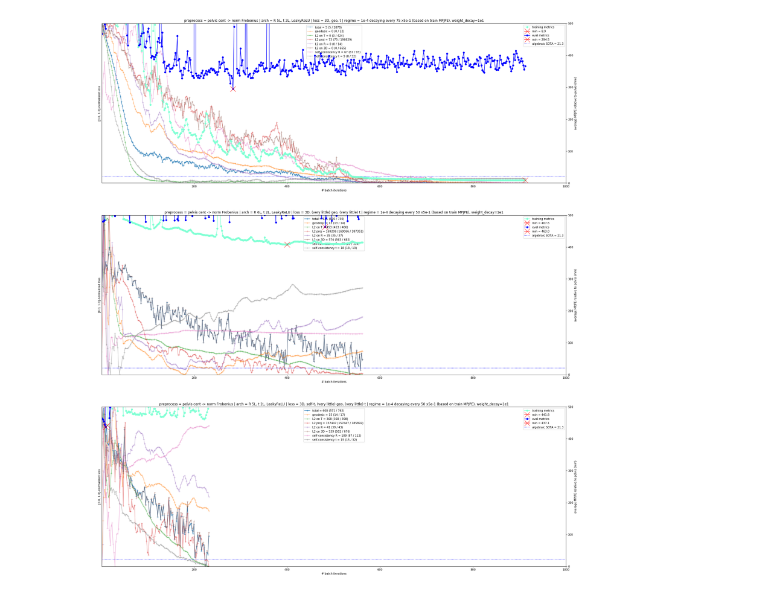
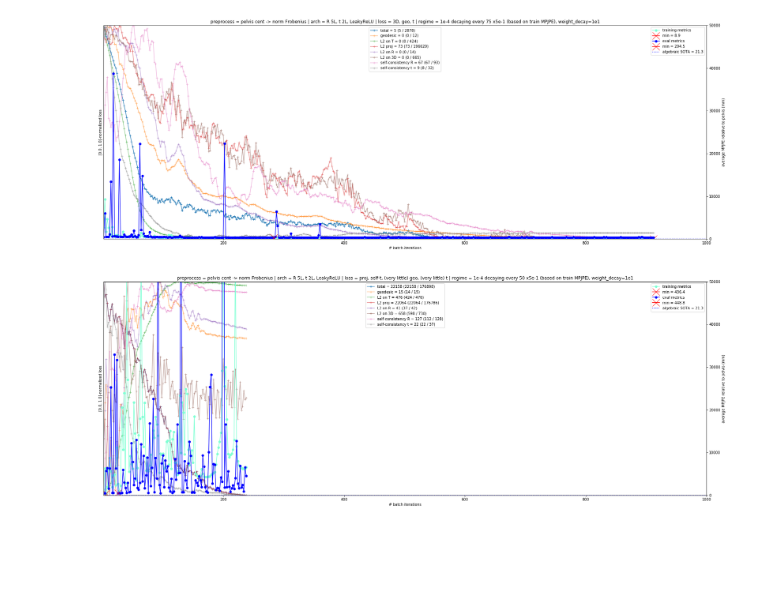
Before and after one commit to karfly/learnable-triangulation-pytorch, a Jupyter notebook: tom.ipynb, the cells around one changed output. Cells and saved outputs as stored; diff of their text form; code cells hidden in the pictures; blank space fills up the shorter version.

Commit message:
add self-proj loss

```diff
--- a/tom.ipynb
+++ b/tom.ipynb
@@ -47,30 +47,13 @@ def plot_jobs(jobs, titles, training_batch_size=8, metrics_ylim=[0, 1e2]):
 # %%
 title = 'preprocess = {} | arch = {} | loss = {} | regime = {}'
 common_setup = 'KISS (normalizing KPs), no lr decay'
 jobs = list(zip(*[
-    # ('15838524', title.format('pelvis cent -> norm Frobenius', 'no second BN, share ws', '3D, self-R, self-t', '1e-4 decaying every 100 x4e-1 (based on train MPJPE) + weight_decay=2e1')),
-    # ('15841917', title.format('pelvis cent -> norm Frobenius', 'no second BN, share ws + bs', '3D, self-R, self-t', '2e-4 decaying every 100 x4e-1 (based on train MPJPE) + weight_decay=2e1')),
-    # ('15844877', title.format('pelvis cent -> norm Frobenius', 'no second BN, share ws + 2L-bs', '3D, self-R, self-t', '1e-4 decaying every 100 x4e-1 (based on train MPJPE)')),
-    # ('15845410', title.format('pelvis cent -> norm Frobenius', 'no second BN, share ws + 2L-bs', '3D, geo, t, self-R, self-t', '1e-4 decaying every 100 x4e-1 (based on train MPJPE)')),
-    # ('15848734', title.format('pelvis cent -> norm Frobenius', 'no second BN, share ws + 2L-bs', '3D, proj, geo, t, self-R, self-t', '1e-4 decaying every 100 x4e-1 (based on train MPJPE)')),
-
     # baseline
     ('15854643', title.format('pelvis cent -> norm Frobenius', 'R 5L, t 2L, LeakyReLU', '3D, geo, t', '1e-4 decaying every 75 x5e-1 (based on train MPJPE), weight_decay=1e1')),
-    # proj ('15862449', title.format('pelvis cent -> norm Frobenius', 'R 4L, t 2L, LeakyReLU', 'proj, geo, t', '1e-4 decaying every 100 x5e-1 (based on train MPJPE), weight_decay=1e1')),
-    ('15866085', title.format('pelvis cent -> norm Frobenius', 'R 6L, t 2L, LeakyReLU', '3D, (very little) geo, (very little) t', '1e-4 decaying every 50 x5e-1 (based on train MPJPE), weight_decay=1e1')),
-    ('15866323', title.format('pelvis cent -> norm Frobenius', 'R 5L, t 2L, LeakyReLU', '3D, self-t, (very little) geo, (very little) t', '1e-4 decaying every 50 x5e-1 (based on train MPJPE), weight_decay=1e1')),
+    ('15868460', title.format('pelvis cent -> norm Frobenius', 'R 5L, t 2L, LeakyReLU', 'proj, self-t, (very little) geo, (very little) t', '1e-4 decaying every 50 x5e-1 (based on train MPJPE), weight_decay=1e1')),
     # ('', title.format('pelvis cent -> norm Frobenius', 'R 5L, t 2L, LeakyReLU', 'proj, self-t, (very little) geo, (very little) t', '1e-4 decaying every 50 x5e-1 (based on train MPJPE), weight_decay=1e1')),
-
-    # experiments
-    # ('15781997', title.format('pelvis-cent -> norm L1', 'MLPResNet BN 5L1024U', '3D + self-R', '1e-4 decaying every 100 x8e-1 + weight_decay=1e1')),
-    # ('15829357', title.format('pelvis cent -> norm L1', 'no second BN', '3D + self-R + self-t', '5e-5 decaying every 100 x7e-1 (based on train MPJPE) + weight_decay=1e1')),
-    # ('15827642', title.format('pelvis cent -> norm Frobenius', 'no second BN', '3D + self-R + self-t', '1e-4 decaying every 100 x8e-1 (based on train MPJPE) + weight_decay=1e1')),
-    # ('15832587', title.format('pelvis cent -> norm fro', 'no second BN, no bias', '3D + self-R + self-t', '1e-4 decaying every 100 x4e-1 (based on train MPJPE) + weight_decay=1e2')),
-    # ('15840052', title.format('pelvis cent -> norm L1', 'no second BN, share ws', '3D + self-R + self-t', '1e-4 decaying every 100 x4e-1 (based on train MPJPE) + weight_decay=2e1')),
-    # ('15840371', title.format('pelvis cent -> norm Frobenius', 'no second BN, 3 backbones', '3D + self-R + self-t', '2e-4 decaying every 100 x7e-1 + weight_decay=1e1')),
-    # ('15840569', title.format('pelvis cent -> norm L1', 'no second BN, 3 backbones', '3D + self-R + self-t', '2e-4 decaying every 100 x7e-1 + weight_decay=1e1')),
 ]))  # human readable form
 
-plot_jobs(jobs[0], jobs[1], metrics_ylim=[0, 5e2])  # .png
+plot_jobs(jobs[0], jobs[1], metrics_ylim=[0, 5e4])  # .png
 # %% [output]
-[figure, old version]
+[figure, new version]
```
Also changed, not shown: 3 other files.
